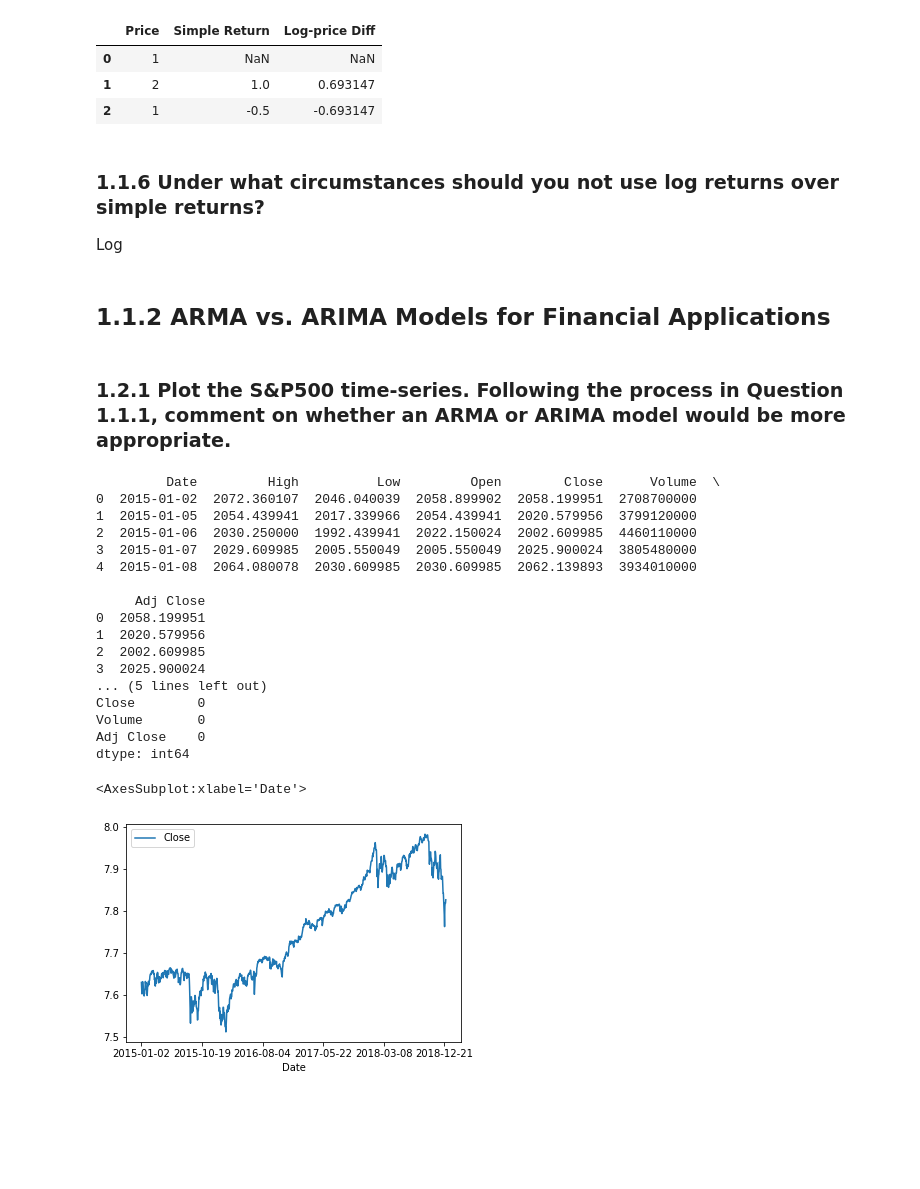
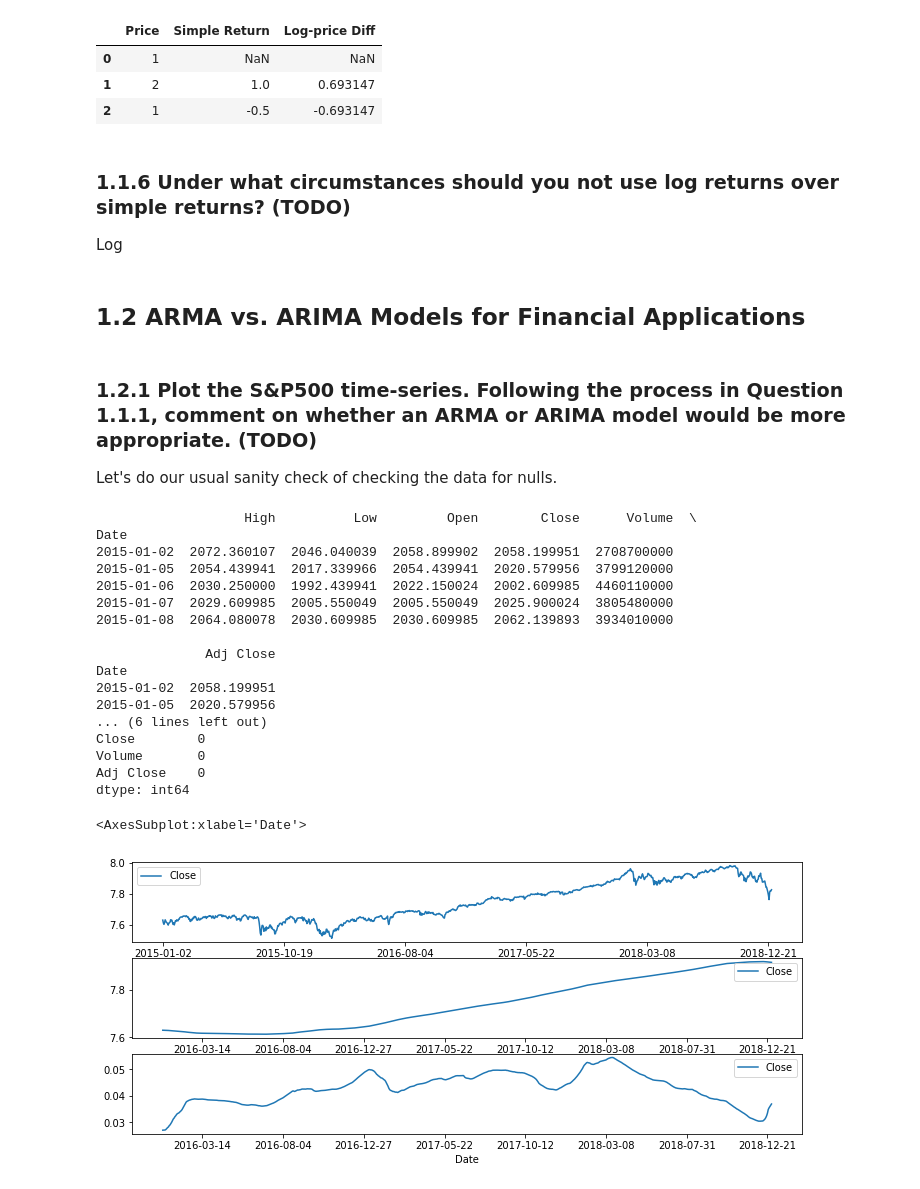
Before and after one commit to Darrekt/SPMLF-CW, a Jupyter notebook: src/main.ipynb, the cells around one changed output. Saved outputs shown, nothing was run; the diff lists cells and outputs as text; code cells hidden in the pictures; blank space fills up the shorter version.

```diff
--- a/src/main.ipynb
+++ b/src/main.ipynb
@@ -96,13 +95,15 @@ simple_stock_price
 | 1 | 2 | 1.0 | 0.693147 |
 | 2 | 1 | -0.5 | -0.693147 |
 # %% [markdown]
-### 1.1.6 Under what circumstances should you not use log returns over simple returns?
+### 1.1.6 Under what circumstances should you not use log returns over simple returns? (TODO)
 
 Log
 # %% [markdown]
-## 1.1.2 ARMA vs. ARIMA Models for Financial Applications
+## 1.2 ARMA vs. ARIMA Models for Financial Applications
 # %% [markdown]
-### 1.2.1 Plot the S&P500 time-series. Following the process in Question 1.1.1, comment on whether an ARMA or ARIMA model would be more appropriate.
+### 1.2.1 Plot the S&P500 time-series. Following the process in Question 1.1.1, comment on whether an ARMA or ARIMA model would be more appropriate. (TODO)
+
+Let's do our usual sanity check of checking the data for nulls.
 # %%
 import pandas as pd
 import matplotlib . pyplot as plt
@@ -111,33 +112,38 @@ from statsmodels.tsa.arima_model import ARIMA
 from statsmodels.tsa.ar_model import AR
 import copy
 
-# Let's do our usual sanity check of checking the data for nulls.
 snp = pd.read_csv("../data/snp_500_2015_2019.csv")
+snp.set_index(["Date"], inplace=True)
 print(snp.head(5))
 print(snp.isna().sum())
 # %% [output]
-         Date         High          Low         Open        Close      Volume  \
-0  2015-01-02  2072.360107  2046.040039  2058.899902  2058.199951  2708700000
-1  2015-01-05  2054.439941  2017.339966  2054.439941  2020.579956  3799120000
-2  2015-01-06  2030.250000  1992.439941  2022.150024  2002.609985  4460110000
-3  2015-01-07  2029.609985  2005.550049  2005.550049  2025.900024  3805480000
-4  2015-01-08  2064.080078  2030.609985  2030.609985  2062.139893  3934010000
+                   High          Low         Open        Close      Volume  \
+Date
+2015-01-02  2072.360107  2046.040039  2058.899902  2058.199951  2708700000
+2015-01-05  2054.439941  2017.339966  2054.439941  2020.579956  3799120000
+2015-01-06  2030.250000  1992.439941  2022.150024  2002.609985  4460110000
+2015-01-07  2029.609985  2005.550049  2005.550049  2025.900024  3805480000
+2015-01-08  2064.080078  2030.609985  2030.609985  2062.139893  3934010000
 
-     Adj Close
-0  2058.199951
-1  2020.579956
-2  2002.609985
-3  2025.900024
-... (5 lines left out)
+              Adj Close
+Date
+2015-01-02  2058.199951
+2015-01-05  2020.579956
+... (6 lines left out)
 Close        0
 Volume       0
 Adj Close    0
 dtype: int64
-# %%
-snp.set_index(["Date"], inplace=True)
-snp_close = snp["Close"].to_frame().apply(np.log)
-snp_close.plot()
-# %% [output]
-<AxesSubplot:xlabel='Date'>
-[figure, removed]
+# %%
+snp_close_log = snp["Close"].to_frame().apply(np.log)
+
+figure, axes = plt.subplots(nrows=3, ncols=1)
+figure.set_size_inches(12,5)
+
+snp_close_log.plot(ax=axes[0])
+snp_close_log.rolling(252).mean().plot(ax=axes[1])
+snp_close_log.rolling(252).std().plot(ax=axes[2])
+# %% [output]
+<AxesSubplot:xlabel='Date'>
+[figure, added]
 # %% [markdown]
```
Also changed, not shown: parts of 17 cells of this notebook, 1 other file.
